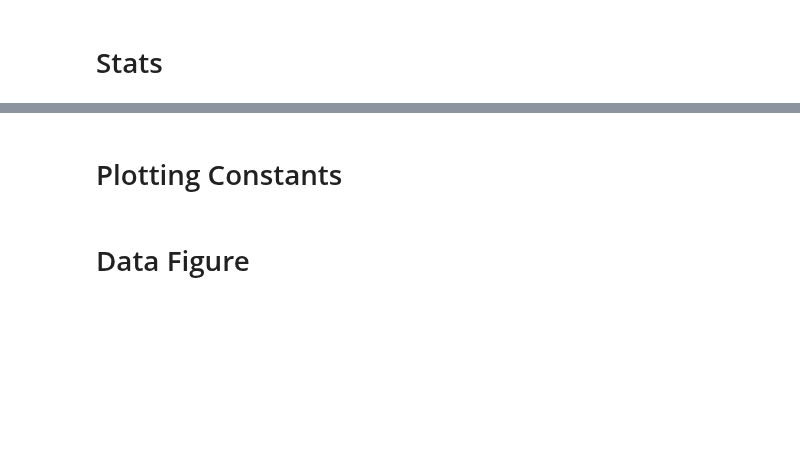
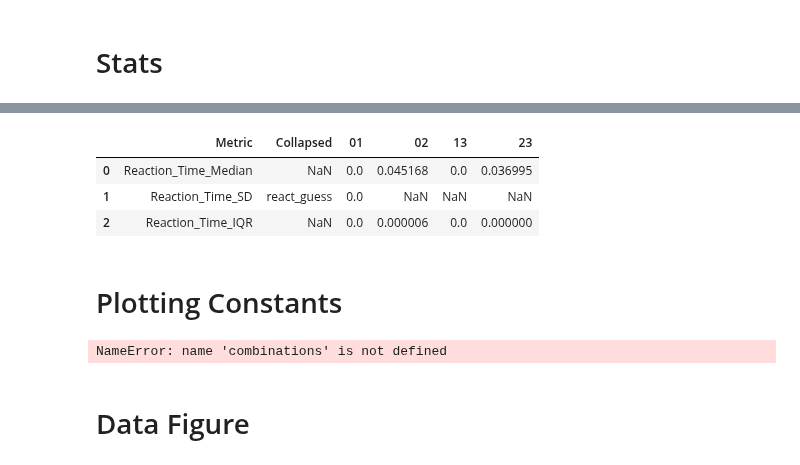
Before and after one commit to SethSullivan/MatchPennies-Agent-Expirement, a Jupyter notebook: scripts/makefigs/Exp1_Paper_Figures.ipynb, the cells around one changed output, grey strips where cells are left out. Saved outputs shown, nothing was run; the diff lists cells and outputs as text; code cells hidden in the pictures; blank space fills up the shorter version.

Commit message:
laoding in pval dfs now

```diff
--- a/scripts/makefigs/Exp1_Paper_Figures.ipynb
+++ b/scripts/makefigs/Exp1_Paper_Figures.ipynb
@@ -32,7 +28,7 @@ plt.style.use('C:/Users/Seth Sullivan/anaconda3/Lib/site-packages/matplotlib/mpl
 wheel = dv.ColorWheel()
 
 # Get path and save path
-LOAD_PATH = Path(rf"D:\\OneDrive - University of Delaware - o365\\Subject_Data\\MatchPennies_Agent_{EXPERIMENT}")
+DATA_PATH = Path(rf"D:\OneDrive - University of Delaware - o365\Desktop\MatchPennies-Agent-Expirement\results")
 SAVE_PATH = Path(rf"D:\OneDrive - University of Delaware - o365\Desktop\MatchPennies-Agent-Expirement\paper\figures")
 it = InitialThangs(EXPERIMENT)
 # %% [markdown]
@@ -135,3 +87,22 @@ Significant interaction, doing pairwise bootstraps for each condition...
+# %%
+#* Get dataframe and create the stats inputs
+# TODO LOAD IN THE DATAFRAME FROM The new df I just created
+
+exp1_stats_df = pd.read_pickle(DATA_PATH / "participant_data" / "Exp1_stats_df.pkl")
+exp1_anova_df = pd.read_pickle(DATA_PATH / "participant_data" / "Exp1_anova_df.pkl")
+exp1_pvals_df = pd.read_pickle(DATA_PATH / "participant_data" / "Exp1_pvals_df.pkl")
+exp1_cles_df  = pd.read_pickle(DATA_PATH / "participant_data" / "Exp1_cles_df.pkl")
+
+exp2_stats_df = pd.read_pickle(DATA_PATH / "participant_data" / "Exp2_stats_df.pkl")
+exp2_anova_df = pd.read_pickle(DATA_PATH / "participant_data" / "Exp2_anova_df.pkl")
+exp2_pvals_df = pd.read_pickle(DATA_PATH / "participant_data" / "Exp2_pvals_df.pkl")
+exp2_cles_df  = pd.read_pickle(DATA_PATH / "participant_data" / "Exp2_cles_df.pkl")
+exp2_pvals_df
+# %% [output]
+|  | Metric | Collapsed | 01 | 02 | 13 | 23 |
+| 0 | Reaction_Time_Median | NaN | 0.0 | 0.045168 | 0.0 | 0.036995 |
+| 1 | Reaction_Time_SD | react_guess | 0.0 | NaN | NaN | NaN |
+| 2 | Reaction_Time_IQR | NaN | 0.0 | 0.000006 | 0.0 | 0.000000 |
 # %% [markdown]
 # Plotting Constants
 # %%
@@ -143,3 +216,23 @@ collapse_colors = [
+# %%
+anova = pg.rm_anova(
+                data=df, dv="Median_Movement_Onset_Time",
+                within=["Factor_1", "Factor_2"],
+                subject="Subject", detailed=True
+            )
+combos = get_combos()
+median_movement_onset_time = df_to_array(df['Median_Movement_Onset_Time'],
+                                         num_subjects=20, num_blocks=6)
+
+collapsed_median_movement_onset_time = collapse_across(median_movement_onset_time,"means")
+
+median_movement_onset_statistics = pairwise_bootstrap(
+                                        data = collapsed_median_movement_onset_time,
+                                        combos = ['01','02','12'],
+                                        alternative="two-sided",
+                                        test='mean'
+                                    )
+# %% [output]
+NameError: name 'combinations' is not defined
 # %% [markdown]
 # Data Figure
 # %%
```
Also changed, not shown: parts of 7 cells of this notebook.
